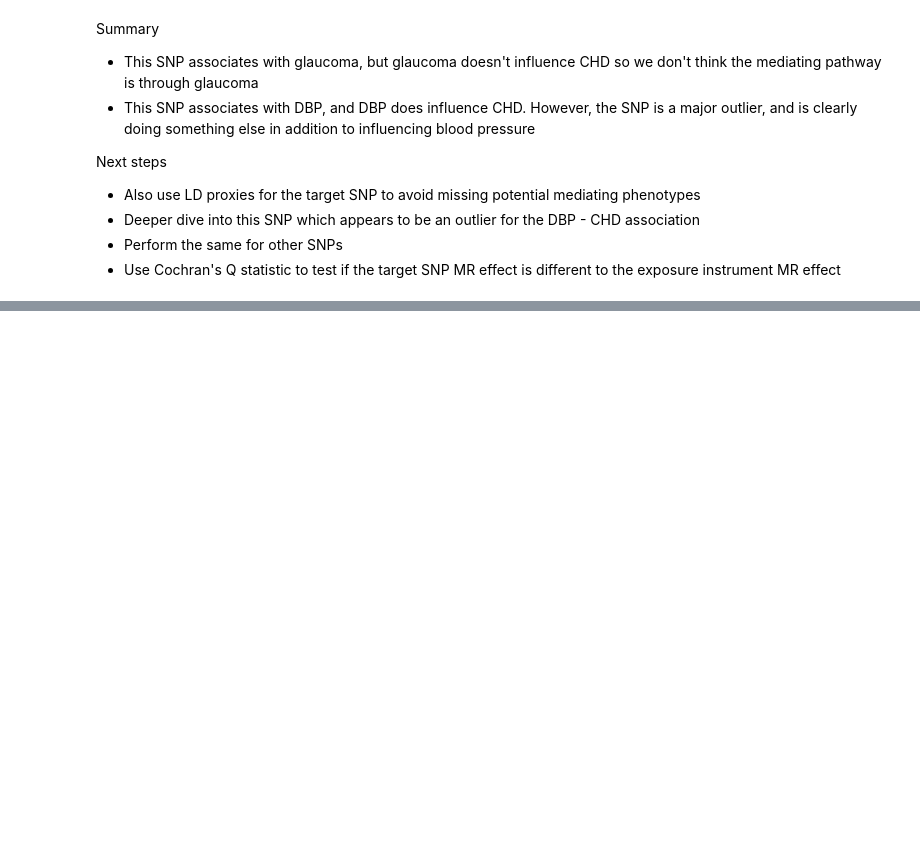
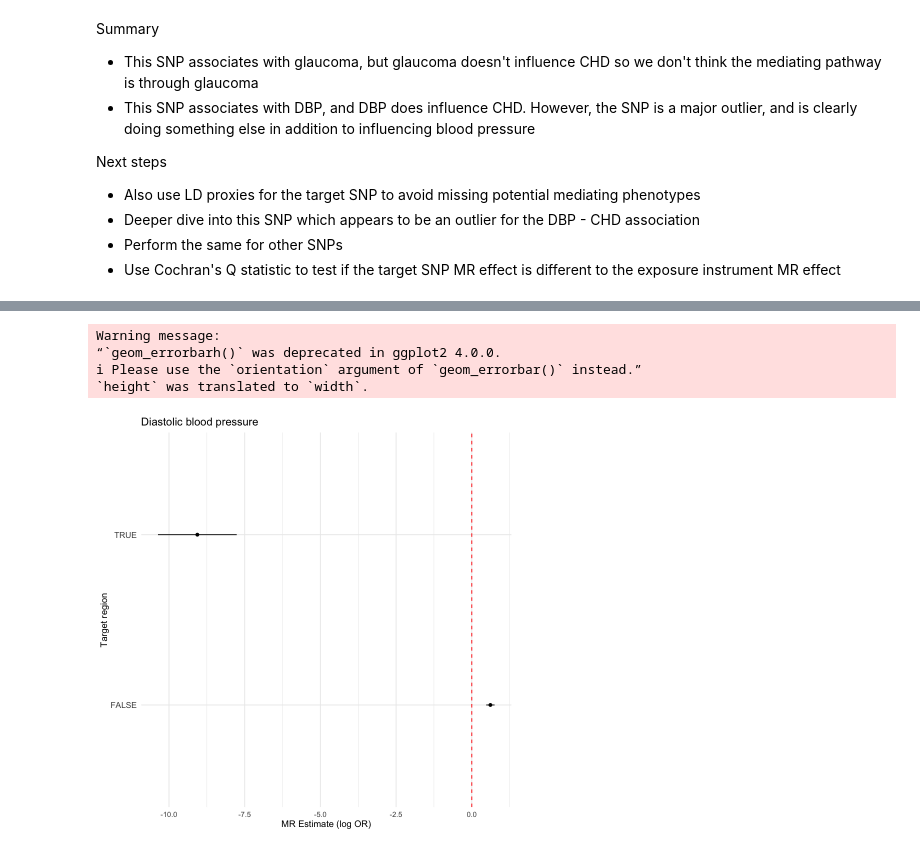
Before and after one commit to explodecomputer/lab-book, a Jupyter notebook: posts/2026-05-22-phewas-example/example.ipynb, the cells around one changed output, grey strips where cells are left out. Drawn from its saved outputs; the diff is of its cells as text; code cells hidden in the pictures; blank space fills up the shorter version.

```diff
--- a/posts/2026-05-22-phewas-example/example.ipynb
+++ b/posts/2026-05-22-phewas-example/example.ipynb
@@ -249,3 +235,10 @@ Next steps
 - Deeper dive into this SNP which appears to be an outlier for the DBP - CHD association
 - Perform the same for other SNPs
 - Use Cochran's Q statistic to test if the target SNP MR effect is different to the exposure instrument MR effect
+# %%
+snp <- chd$SNP[2]
+
+phewas_result <- ieugwasr::phewas(snp, batch="ukb-b")
+for(i in 1:nrow(phewas_result)) {
+  message(i, ": ", phewas_result$p[i], " - ", phewas_result$trait[i])
+}
@@ -251,0 +263,22 @@ Next steps
+# %%
+follow_up <- phewas_result$id[c(1, 11, 16, 35, 37)]
+follow_up_instruments <- extract_instruments(outcomes = follow_up)
+str(follow_up_instruments)
+
+i <- which(chd$SNP == snp)
+
+follow_up_instruments_target_region <- follow_up_instruments %>%
+    filter(chr.exposure == chd$chr.exposure[i] & abs(pos.exposure - chd$pos.exposure[i]) < 1e6) %>%
+    mutate(
+        id.exposure = paste("target region - ", id.exposure),
+        exposure = paste("target region - ", exposure)
+    )
+str(follow_up_instruments_target_region)
+
+follow_up_instruments <- subset(follow_up_instruments, !SNP %in% follow_up_instruments_target_region$SNP) %>%
+    bind_rows(follow_up_instruments_target_region)
+table(follow_up_instruments$exposure)
+
+out <- extract_outcome_data(snps = follow_up_instruments$SNP, outcomes = "ieu-a-7")
+dat <- harmonise_data(follow_up_instruments, out, action = 3)
+mr_result <- mr(dat, method_list=c("mr_ivw", "mr_wald_ratio"))
@@ -251,0 +350,14 @@ Next steps
+# %%
+ggplot(mr_result %>% filter(grepl("pressure", exposure)), aes(x=b, y=grepl("target region", exposure))) +
+geom_point() +
+geom_errorbarh(aes(xmin=b-1.96*se, xmax=b+1.96*se), height=0) +
+theme_minimal() +
+geom_vline(xintercept=0, linetype="dashed", color="red") +
+labs(x="MR Estimate (log OR)", y="Target region", title="Diastolic blood pressure") +
+theme(axis.text.y = element_text(size=10))
+# %% [output]
+Warning message:
+“`geom_errorbarh()` was deprecated in ggplot2 4.0.0.
+ℹ Please use the `orientation` argument of `geom_errorbar()` instead.”
+`height` was translated to `width`.
+[figure, added]
```
Also changed, not shown: parts of 30 cells of this notebook, 2 other files.
